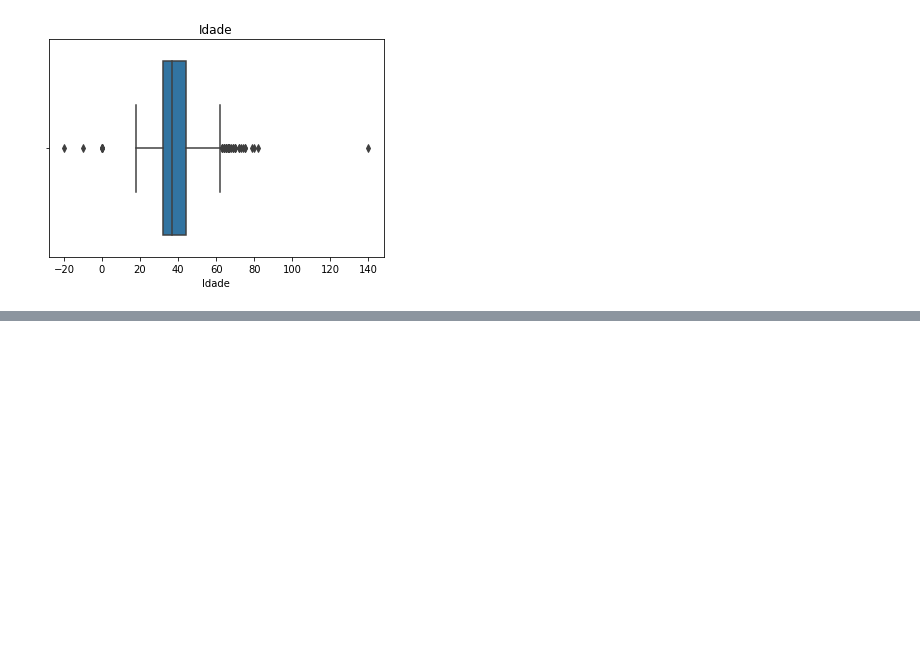
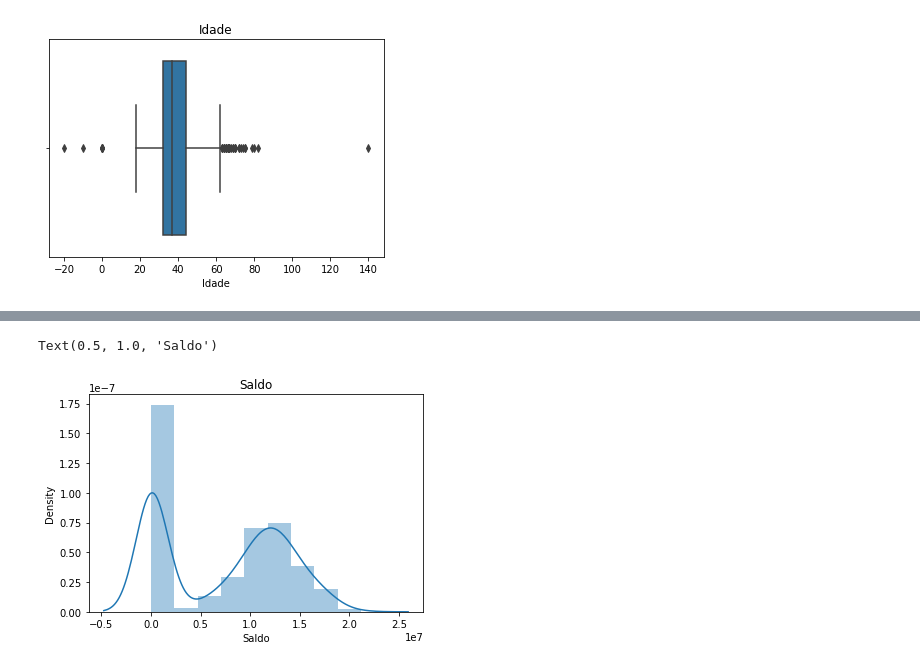
Before and after one commit to nogran/Modelo-Churn, a Jupyter notebook: Untitled.ipynb, the cells around one changed output, grey strips where cells are left out. Saved outputs shown, nothing was run; the diff lists cells and outputs as text; code cells hidden in the pictures; blank space fills up the shorter version.

```diff
--- a/Untitled.ipynb
+++ b/Untitled.ipynb
@@ -120,0 +143,5 @@ Text(0.5, 1.0, 'Idade')
+# %%
+srn.distplot(dataset['Saldo']).set_title('Saldo')
+# %% [output]
+Text(0.5, 1.0, 'Saldo')
+[figure, added]
```
Also changed, not shown: parts of 8 cells of this notebook, 1 other file.
